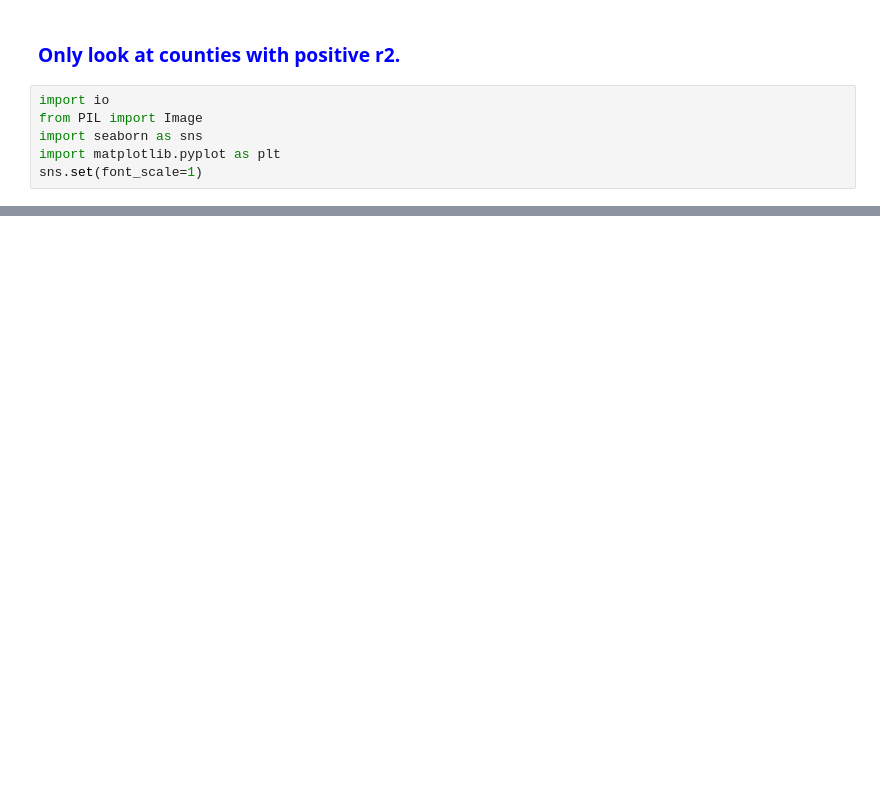
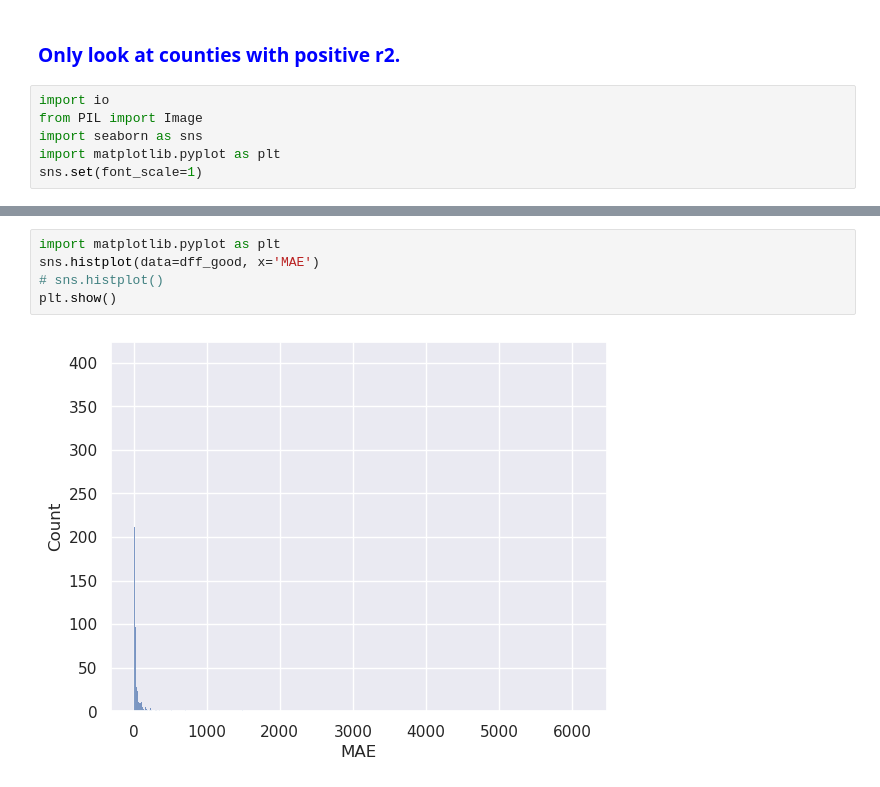
Before and after one commit to katfish666/EpSampling, a Jupyter notebook: notebooks/20240924_naive_metrics.ipynb, the cells around one changed output, grey strips where cells are left out. Drawn from its saved outputs; the diff is of its cells as text; blank space fills up the shorter version.

```diff
--- a/notebooks/20240924_naive_metrics.ipynb
+++ b/notebooks/20240924_naive_metrics.ipynb
@@ -176,0 +233,7 @@ Name: r2, Length: 2846, dtype: float64>
+# %%
+import matplotlib.pyplot as plt
+sns.histplot(data=dff_good, x='MAE')
+# sns.histplot()
+plt.show()
+# %% [output]
+[figure, added]
```
Also changed, not shown: parts of 22 cells of this notebook, 3 other files.
